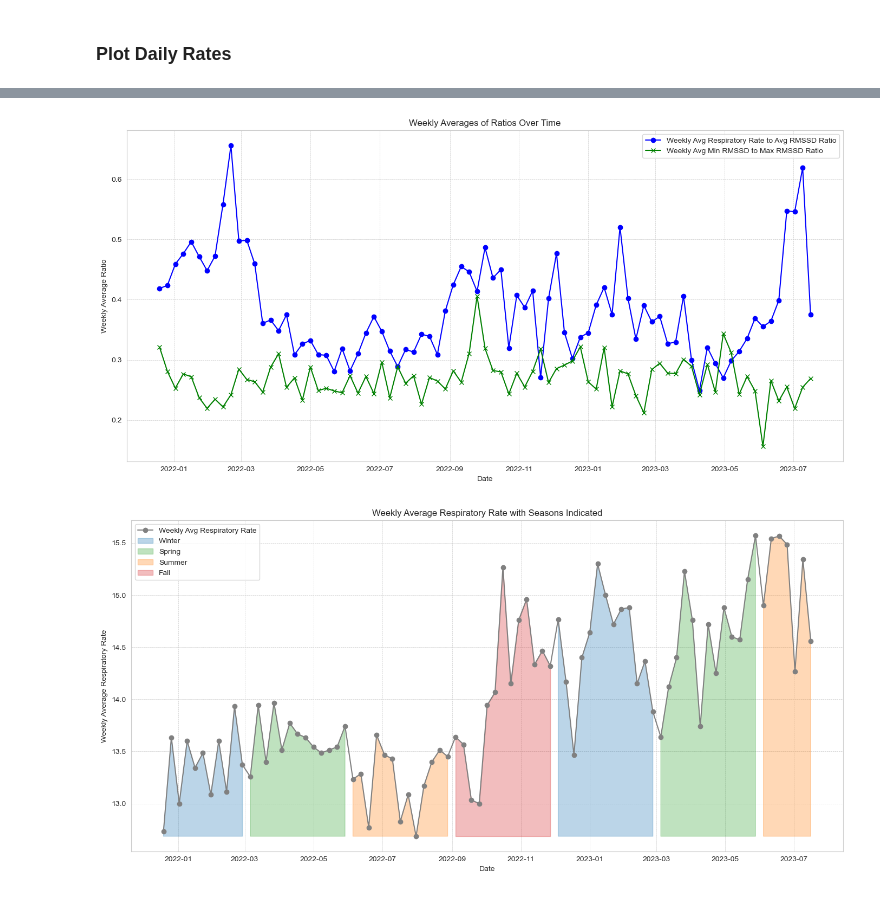
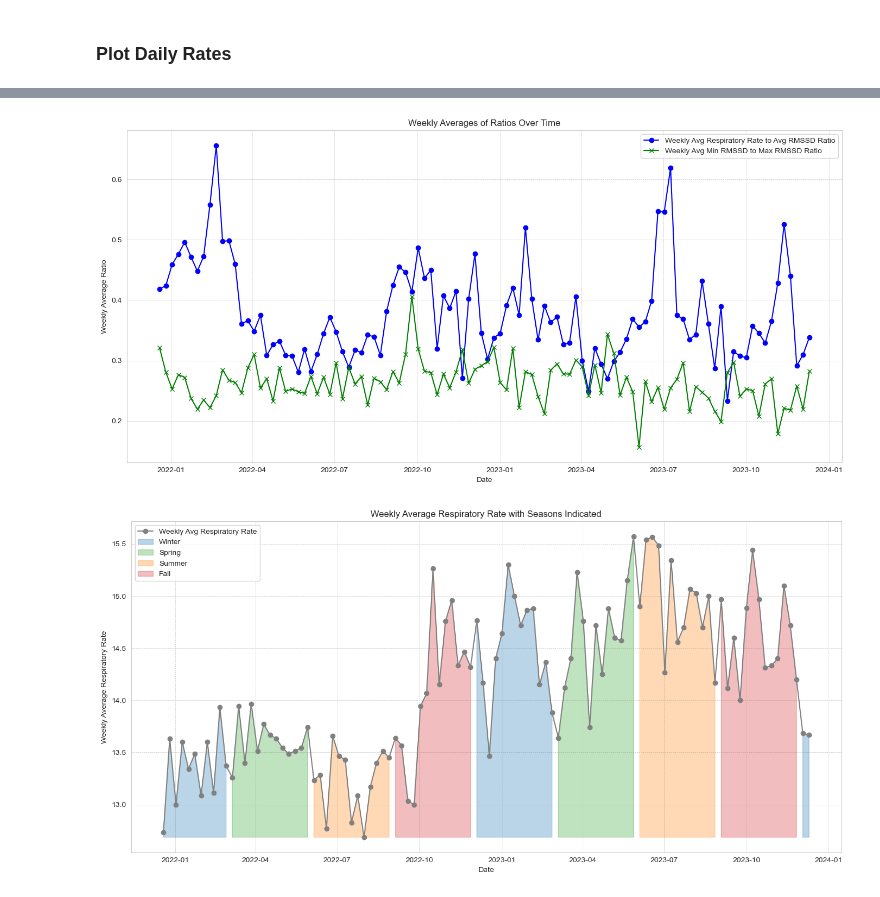
Before and after one commit to schbz/FitbitEDA, a Jupyter notebook: DataAnalysis.ipynb, the cells around one changed output, grey strips where cells are left out. Cells and saved outputs as stored; diff of their text form; code cells hidden in the pictures.

Commit message:
update data processing to match new raw format

```diff
--- a/DataAnalysis.ipynb
+++ b/DataAnalysis.ipynb
@@ -321,40 +354,0 @@ plt.show()
-# %%
-import pandas as pd
-import matplotlib.pyplot as plt
-import seaborn as sns
-
-# Read the data
-file_path = './output/DailyRates.csv'
-df = pd.read_csv(file_path)
-
-# Convert 'date' column to datetime format
-df['date'] = pd.to_datetime(df['date'])
-
-# Calculate the ratios
-# Handle division by zero by replacing any zero values with a small number
-eps = 1e-10
-df['respiratory_to_avg_rmssd'] = df['daily_respiratory_rate'] / (df['avg_rmssd'] + eps)
-df['min_to_max_rmssd'] = df['min_rmssd'] / (df['max_rmssd'] + eps)
-
-# Set the seaborn style for better visualization
-sns.set_style("whitegrid")
-
-# Plot the data
-plt.figure(figsize=(14, 7))
-
-# Plot ratio of respiratory rate to avg RMSSD
-plt.plot(df['date'], df['respiratory_to_avg_rmssd'], label='Respiratory Rate to Avg RMSSD Ratio', marker='o', color='blue')
-
-# Plot ratio of min RMSSD to max RMSSD
-plt.plot(df['date'], df['min_to_max_rmssd'], label='Min RMSSD to Max RMSSD Ratio', marker='x', color='green')
-
-# Set labels, title, and legend
-plt.xlabel('Date')
-plt.ylabel('Ratio')
-plt.title('Ratios of Respiratory Rate to RMSSD and Min RMSSD to Max RMSSD Over Time')
-plt.legend()
-plt.grid(True, which='both', linestyle='--', linewidth=0.5)
-plt.tight_layout()
-
-# Show the plot
-plt.show()
@@ -366,7 +358,7 @@ import matplotlib.pyplot as plt
 import seaborn as sns
 
 # Read the data
-file_path = './output/DailyRates.csv'
+file_path = './output/VariabilityRespiratoryProcessed.csv'
 df = pd.read_csv(file_path)
 
 # Convert 'date' column to datetime format
@@ -405,14 +397,14 @@ plt.tight_layout()
 # Show the plot
 plt.show()
 # %% [output]
-[figure, old version]
+[figure, new version]
 # %%
 import pandas as pd
 import matplotlib.pyplot as plt
 import seaborn as sns
 
 # Read the data
-file_path = './output/DailyRates.csv'
+file_path = './output/VariabilityRespiratoryProcessed.csv'
 df = pd.read_csv(file_path)
 
 # Convert 'date' column to datetime format and set it as the index
@@ -433,31 +425,31 @@ def get_season(month):
     else:
         return 'Fall'
 
 # Set the seaborn style for better visualization
 sns.set_style("whitegrid")
 
 # Plot the data
 plt.figure(figsize=(14, 7))
 
 # Plot the continuous line for weekly average respiratory rate
 plt.plot(weekly_avg.index, weekly_avg, color='gray', marker='o', label='Weekly Avg Respiratory Rate')
 
 # Color regions for each season
 for season, color in zip(['Winter', 'Spring', 'Summer', 'Fall'], ['#1f77b4', '#2ca02c', '#ff7f0e', '#d62728']):
     plt.fill_between(weekly_avg.index, weekly_avg.min(), weekly_avg, where=weekly_avg.index.month.isin([12, 1, 2]) if season == 'Winter' else
                     weekly_avg.index.month.isin([3, 4, 5]) if season == 'Spring' else
                     weekly_avg.index.month.isin([6, 7, 8]) if season == 'Summer' else
                     weekly_avg.index.month.isin([9, 10, 11]), color=color, alpha=0.3, label=season)
 
 # Set labels, title, and legend
 plt.xlabel('Date')
 plt.ylabel('Weekly Average Respiratory Rate')
 plt.title('Weekly Average Respiratory Rate with Seasons Indicated')
 plt.legend()
 plt.grid(True, which='both', linestyle='--', linewidth=0.5)
 plt.tight_layout()
 
 # Show the plot
 plt.show()
 # %% [output]
-[figure, old version]
+[figure, new version]
```
Also changed, not shown: parts of 17 cells of this notebook, 3 other files.
